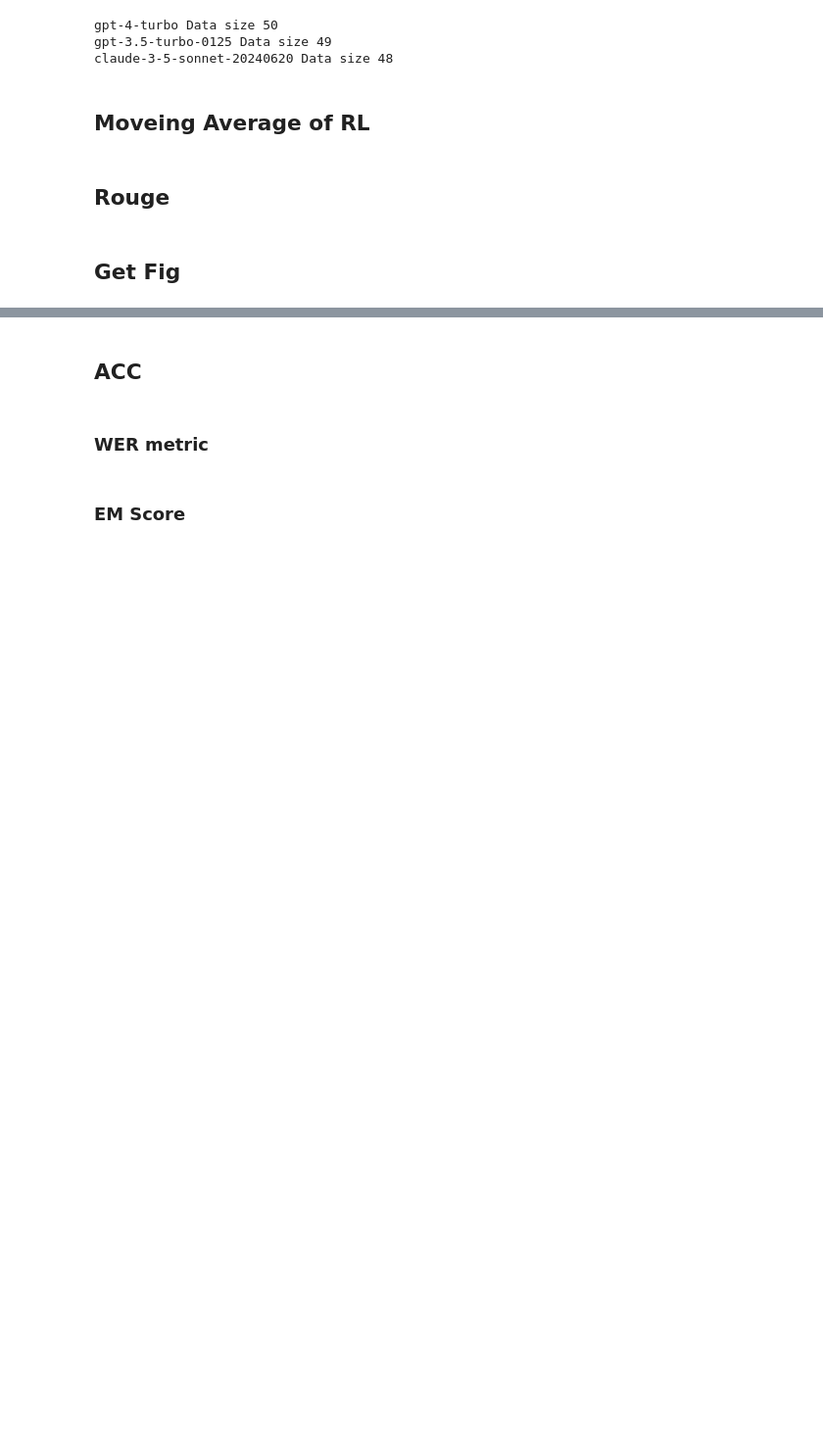
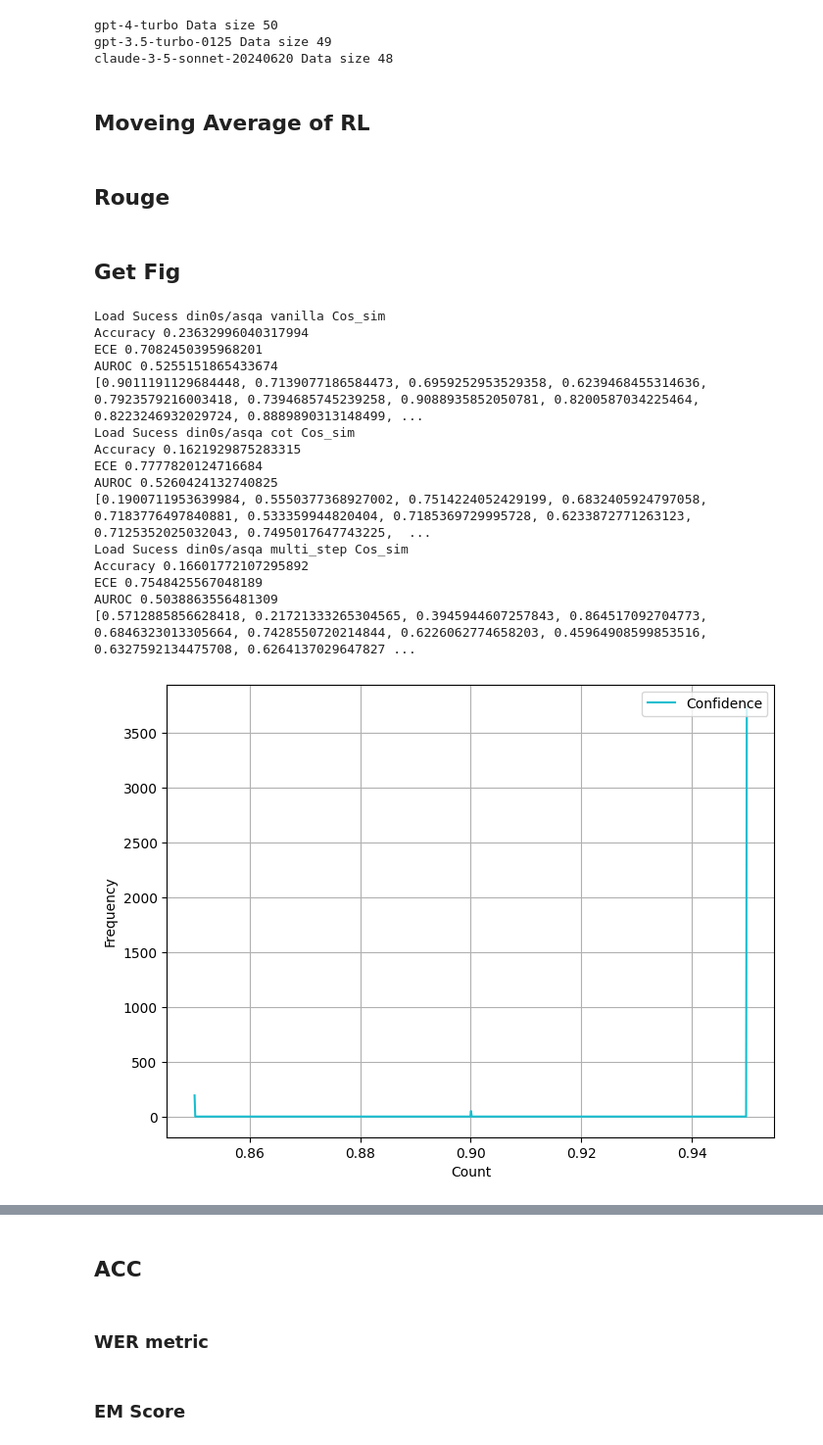
Before and after one commit to Qmaoboy/Confidence-is-all-you-need, a Jupyter notebook: pre_experiment.ipynb, the cells around one changed output, grey strips where cells are left out. Shown at 98% size. Saved outputs shown, nothing was run; the diff lists cells and outputs as text; code cells hidden in the pictures; blank space fills up the shorter version.

```diff
--- a/pre_experiment.ipynb
+++ b/pre_experiment.ipynb
@@ -225,8 +225,6 @@ import json,random,os
 # datapath="response_result/20240517/din0s_asqa_gpt-3.5-turbo-0125_cot_Long_QA_gpt-3.5-turbo-0125_bertscore.json"
 
 def get_datapath(dataset,api_model,activate_time,acc_model,sim_model,prompt_strategy,isshuffle_str)-> list:
-
-
     task=["QA","Long_QA"]
     datapath=[]
     for i in prompt_strategy:
@@ -308,18 +306,18 @@ def show_histogram_graph(vector,title,File_name,stretagy="",sim="",datafile_name
 def show_plot_graph(vector,title,File_name,stretagy="",sim="",datafile_name="",label=""):
     os.makedirs(f"PACE/picture/histogram/{File_name}",exist_ok=True)
     # Plot histogram
-    plt.figure(figsize=(4, 3))
+    plt.figure(figsize=(8, 6))
     colors=plt.rcParams['axes.prop_cycle'].by_key()['color']
     random.shuffle(colors)
-    # vector=sorted(vector)
-    counts, bin_edges = np.histogram(vector, bins=len(vector)//10)
+
+    counts, bin_edges = np.histogram(vector, bins=len(vector)//5)
 
     # 計算每個柱的中心點
     bin_centers = (bin_edges[:-1] + bin_edges[1:]) / 2
     # plt.hist(vector, bins=30, alpha=0.3, color='gray', edgecolor='black')
-    plt.plot(bin_centers,counts, marker='.',linestyle='-', color=colors[random.randint(0,len(colors)-1)],label=label)
+    plt.plot(bin_centers,counts, marker='',linestyle='-', color=colors[random.randint(0,len(colors)-1)],label=label)
     # Add a title and labels
-    plt.title(f'{title}')
+    # plt.title(f'{title}')
     plt.xlabel('Count')
     plt.ylabel('Frequency')
     # plt.ylim(0,1)
@@ -336,34 +334,51 @@ def Update_Fig(activate_time,shuffle):
     isshuffle_str="shuffle" if shuffle else "No_shuffle"
     datapaht=f"./PACE/response_result/Evaluate_Result_{activate_time}_{isshuffle_str}.json"
     with open(datapaht,'r') as f:
         data=json.load(f)
 
     os.makedirs("PACE/picture/histogram",exist_ok=True)
     simi_models=["Cos_sim"]
     datasets=["din0s/asqa"]
     api_model='gpt-3.5-turbo-0125'
     acc_model='rougeL'
 
     stretagy=["vanilla",'cot',"multi_step"]
 
     for sim in simi_models:
         for dataset in datasets:
             for dd in data:
                 for k in stretagy:
                     # conf_list,Final_conf_list,simi_list,acc_list=[],[],[],[]
                     if dd['dataset']==dataset and dd['sim_model']==sim and dd['Stratagy']==k and dd['acc_model']==acc_model:
                         print(f"Load Sucess {dataset} {k} {sim}")
                         print(f"Accuracy {np.mean(np.array(dd['Accuracy']))}")
                         print(f"ECE {np.mean(np.array(dd['ece']))}")
                         print(f"AUROC {np.mean(np.array(dd['auroc']))}")
                         dataset_path=dataset.replace("/","_")
                         print(dd['Simi'])
-                        show_plot_graph(dd['Conf'],File_name=f"{activate_time}_{isshuffle_str}",title=f"{k} {sim} Confidence",stretagy=k,sim=f"{sim}",datafile_name=f"{dataset_path}_{isshuffle_str}_{sim}_{k}_Confidence",label=f"{isshuffle_str}")
+                        show_plot_graph(dd['Conf'],File_name=f"{activate_time}_{isshuffle_str}",title=f"{k} {sim} Confidence",stretagy=k,sim=f"{sim}",datafile_name=f"{dataset_path}_{isshuffle_str}_{sim}_{k}_Confidence",label=f"Confidence")
 
-                        show_plot_graph(dd['Simi'],File_name=f"{activate_time}_{isshuffle_str}",title=f"{k} {sim} Similarity",stretagy=k,sim=f"{sim}",datafile_name=f"{dataset_path}_{isshuffle_str}_{sim}_{k}_Similarity",label=f"{isshuffle_str}")
+                        show_plot_graph(dd['Simi'],File_name=f"{activate_time}_{isshuffle_str}",title=f"{k} {sim} Similarity",stretagy=k,sim=f"{sim}",datafile_name=f"{dataset_path}_{isshuffle_str}_{sim}_{k}_Similarity",label=f"Similarity")
 
-                        show_plot_graph(dd['Pace_Conf'],File_name=f"{activate_time}_{isshuffle_str}",title=f"{k} {sim} Final Confidence",stretagy=k,sim=f"{sim}",datafile_name=f"{dataset_path}_{isshuffle_str}_{sim}_{k}_PACE_Confidence",label=f"{isshuffle_str}")
+                        show_plot_graph(dd['Pace_Conf'],File_name=f"{activate_time}_{isshuffle_str}",title=f"{k} {sim} Final Confidence",stretagy=k,sim=f"{sim}",datafile_name=f"{dataset_path}_{isshuffle_str}_{sim}_{k}_PACE_Confidence",label=f"Pace Confidence")
 
-                        show_plot_graph(dd['Accuracy'],File_name=f"{activate_time}_{isshuffle_str}",title=f"{k} {sim} Accuracy",stretagy=k,sim=f"{sim}",datafile_name=f"{dataset_path}_{isshuffle_str}_{sim}_{k}_Accuracy",label=f"{isshuffle_str}")
+                        show_plot_graph(dd['Accuracy'],File_name=f"{activate_time}_{isshuffle_str}",title=f"{k} {sim} Accuracy",stretagy=k,sim=f"{sim}",datafile_name=f"{dataset_path}_{isshuffle_str}_{sim}_{k}_Accuracy",label=f"Accuracy")
 
 Update_Fig("20240601",False)
+# %% [output]
+Load Sucess din0s/asqa vanilla Cos_sim
+Accuracy 0.23632996040317994
+ECE 0.7082450395968201
+AUROC 0.5255151865433674
+[0.9011191129684448, 0.7139077186584473, 0.6959252953529358, 0.6239468455314636, 0.7923579216003418, 0.7394685745239258, 0.9088935852050781, 0.8200587034225464, 0.8223246932029724, 0.8889890313148499, ...
+Load Sucess din0s/asqa cot Cos_sim
+Accuracy 0.1621929875283315
+ECE 0.7777820124716684
+AUROC 0.5260424132740825
+[0.1900711953639984, 0.5550377368927002, 0.7514224052429199, 0.6832405924797058, 0.7183776497840881, 0.533359944820404, 0.7185369729995728, 0.6233872771263123, 0.7125352025032043, 0.7495017647743225,  ...
+Load Sucess din0s/asqa multi_step Cos_sim
+Accuracy 0.16601772107295892
+ECE 0.7548425567048189
+AUROC 0.5038863556481309
+[0.5712885856628418, 0.21721333265304565, 0.3945944607257843, 0.864517092704773, 0.6846323013305664, 0.7428550720214844, 0.6226062774658203, 0.45964908599853516, 0.6327592134475708, 0.6264137029647827 ...
+[figure, added]
```
Also changed, not shown: parts of 1 cell of this notebook, 12 other files.
